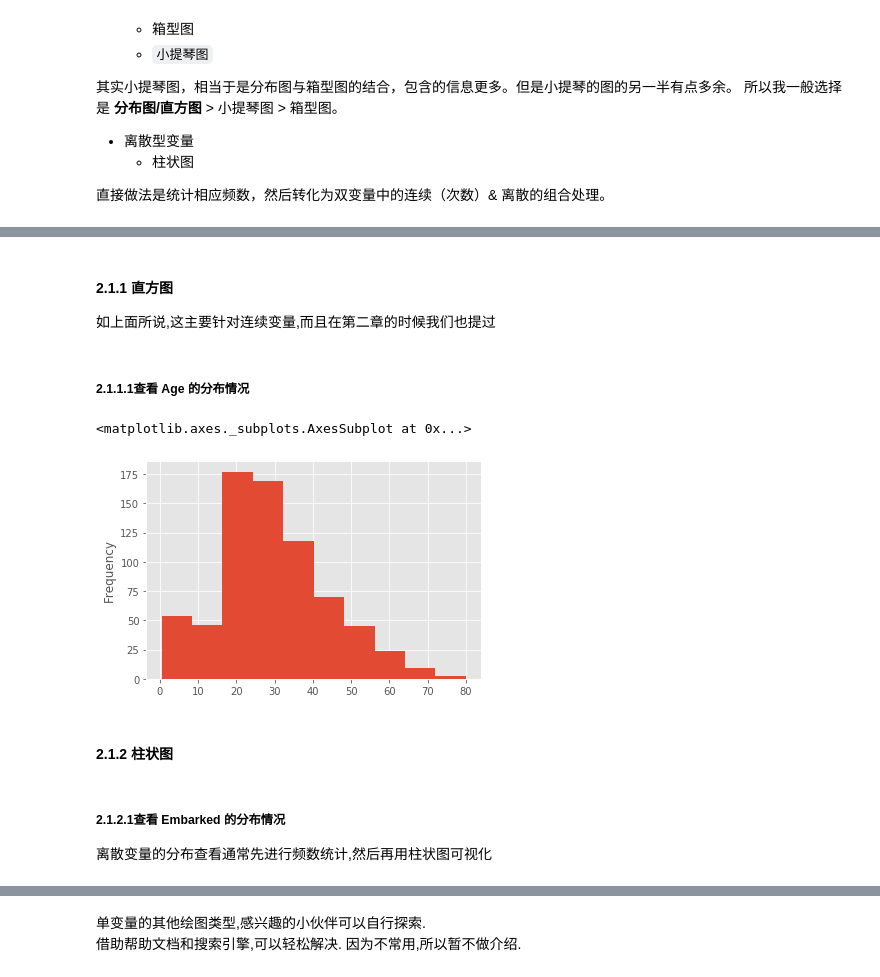
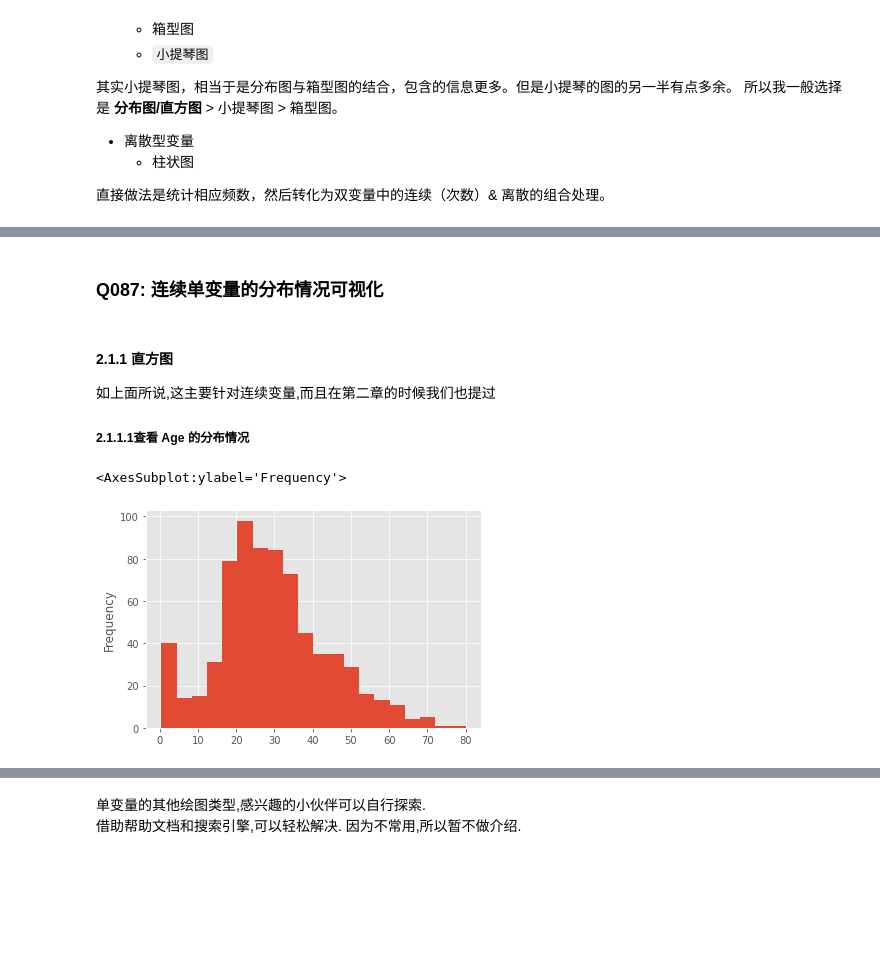
Before and after one commit to kevin-meng/learn-data-analysis-the-hard-way, a Jupyter notebook: Pandas/08.Visualization/8.visualization_solutions.ipynb, the cells around one changed output, grey strips where cells are left out. Cells and saved outputs as stored; diff of their text form; code cells hidden in the pictures; blank space fills up the shorter version.

```diff
--- a/Pandas/08.Visualization/8.visualization_solutions.ipynb
+++ b/Pandas/08.Visualization/8.visualization_solutions.ipynb
@@ -73,18 +107,14 @@ data.head()
+# %% [markdown]
+### Q087: 连续单变量的分布情况可视化
 # %% [markdown]
 #### 2.1.1 直方图
 
 如上面所说,这主要针对连续变量,而且在第二章的时候我们也提过
+
+##### 2.1.1.1查看 Age 的分布情况
-# %% [markdown]
-##### 2.1.1.1查看 Age 的分布情况
 # %%
-data['Age'].plot(kind='hist')
+data['Age'].plot(kind='hist',bins=20)
 # 默认划分10等份, 试试将 bins = 20 有什么变化
 # %% [output]
-<matplotlib.axes._subplots.AxesSubplot at 0x...>
+<AxesSubplot:ylabel='Frequency'>
-[figure, old version]
+[figure, new version]
-# %% [markdown]
-#### 2.1.2 柱状图
-# %% [markdown]
-##### 2.1.2.1查看 Embarked 的分布情况
-
-离散变量的分布查看通常先进行频数统计,然后再用柱状图可视化
```
Also changed, not shown: parts of 43 cells of this notebook, 28 other files.
